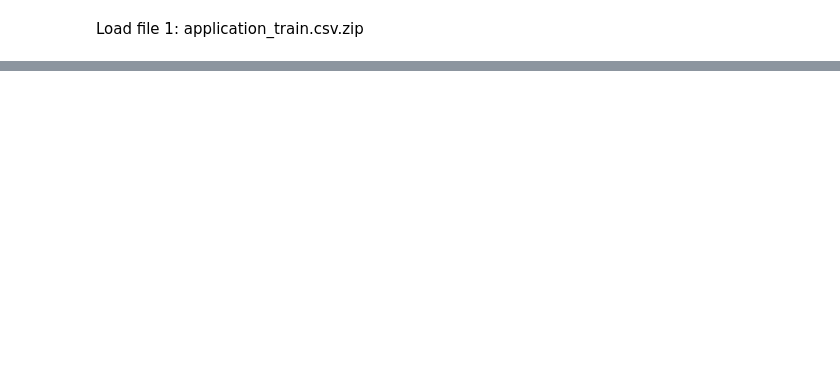
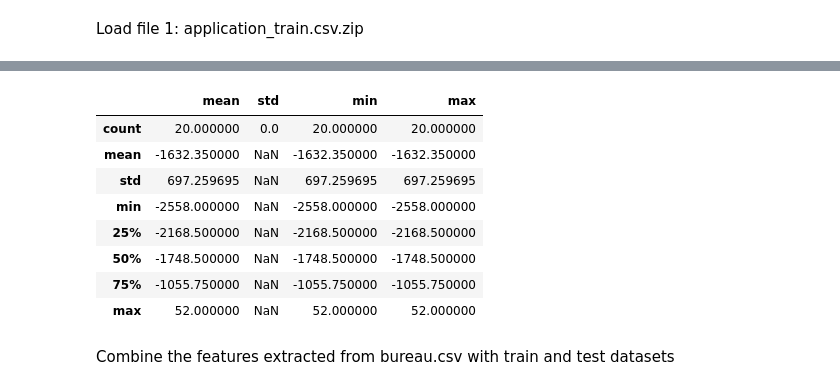
Before and after one commit to MaherDeeb/home-credit-default-risk, a Jupyter notebook: home-credit-default-risk.ipynb, the cells around one changed output, grey strips where cells are left out. Cells and saved outputs as stored; diff of their text form; code cells hidden in the pictures; blank space fills up the shorter version.

```diff
--- a/home-credit-default-risk.ipynb
+++ b/home-credit-default-risk.ipynb
@@ -22,0 +85,54 @@ FileNotFoundError: [Errno 2] No such file or directory: 'application_train.csv.z
+# %%
+df_feature_1 = df_bureau.groupby(['SK_ID_CURR'], axis=0)['DAYS_CREDIT'].agg(['count','mean','std','min','max'])
+df_feature_2 = df_bureau.groupby(['SK_ID_CURR'], axis=0)['CREDIT_DAY_OVERDUE'].agg(['mean','std','min','max'])
+df_feature_3 = df_bureau.groupby(['SK_ID_CURR'], axis=0)['DAYS_CREDIT_ENDDATE'].agg(['mean','std','min','max'])
+
+df_feature_4 = df_bureau[df_bureau.CREDIT_ACTIVE=='Active'].\
+groupby(['SK_ID_CURR'], axis=0)['DAYS_CREDIT'].agg(['count','mean','std','min','max'])
+
+df_feature_5 = df_bureau[df_bureau.CREDIT_ACTIVE=='Active'].\
+groupby(['SK_ID_CURR'], axis=0)['CREDIT_DAY_OVERDUE'].agg(['mean','std','min','max'])
+
+df_feature_6 = df_bureau[df_bureau.CREDIT_ACTIVE=='Active'].\
+groupby(['SK_ID_CURR'], axis=0)['DAYS_CREDIT_ENDDATE'].agg(['mean','std','min','max'])
+
+df_feature_7 = df_bureau[df_bureau.CREDIT_ACTIVE=='Closed'].\
+groupby(['SK_ID_CURR'], axis=0)['DAYS_CREDIT'].agg(['count','mean','std','min','max'])
+
+df_feature_8 = df_bureau[df_bureau.CREDIT_ACTIVE=='Closed'].\
+groupby(['SK_ID_CURR'], axis=0)['CREDIT_DAY_OVERDUE'].agg(['mean','std','min','max'])
+
+df_feature_9 = df_bureau[df_bureau.CREDIT_ACTIVE=='Closed'].\
+groupby(['SK_ID_CURR'], axis=0)['DAYS_CREDIT_ENDDATE'].agg(['mean','std','min','max'])
+
+df_feature_10 = df_bureau[df_bureau.CREDIT_ACTIVE=='Sold'].\
+groupby(['SK_ID_CURR'], axis=0)['DAYS_CREDIT'].agg(['count','mean','std','min','max'])
+
+df_feature_11 = df_bureau[df_bureau.CREDIT_ACTIVE=='Sold'].\
+groupby(['SK_ID_CURR'], axis=0)['CREDIT_DAY_OVERDUE'].agg(['mean','std','min','max'])
+
+df_feature_12 = df_bureau[df_bureau.CREDIT_ACTIVE=='Sold'].\
+groupby(['SK_ID_CURR'], axis=0)['DAYS_CREDIT_ENDDATE'].agg(['mean','std','min','max'])
+
+df_feature_13 = df_bureau[df_bureau.CREDIT_ACTIVE=='Bad debt'].\
+groupby(['SK_ID_CURR'], axis=0)['DAYS_CREDIT'].agg(['count','mean','std','min','max'])
+
+df_feature_14 = df_bureau[df_bureau.CREDIT_ACTIVE=='Bad debt'].\
+groupby(['SK_ID_CURR'], axis=0)['CREDIT_DAY_OVERDUE'].agg(['mean','std','min','max'])
+
+df_feature_15 = df_bureau[df_bureau.CREDIT_ACTIVE=='Bad debt'].\
+groupby(['SK_ID_CURR'], axis=0)['DAYS_CREDIT_ENDDATE'].agg(['mean','std','min','max'])
+# %%
+df_feature_15.describe()
+# %% [output]
+|  | mean | std | min | max |
+| count | 20.000000 | 0.0 | 20.000000 | 20.000000 |
+| mean | -1632.350000 | NaN | -1632.350000 | -1632.350000 |
+| std | 697.259695 | NaN | 697.259695 | 697.259695 |
+| min | -2558.000000 | NaN | -2558.000000 | -2558.000000 |
+| 25% | -2168.500000 | NaN | -2168.500000 | -2168.500000 |
+| 50% | -1748.500000 | NaN | -1748.500000 | -1748.500000 |
+| 75% | -1055.750000 | NaN | -1055.750000 | -1055.750000 |
+| max | 52.000000 | NaN | 52.000000 | 52.000000 |
+# %% [markdown]
+Combine the features extracted from bureau.csv with train and test datasets
```
Also changed, not shown: parts of 50 cells of this notebook, 6 other files.
